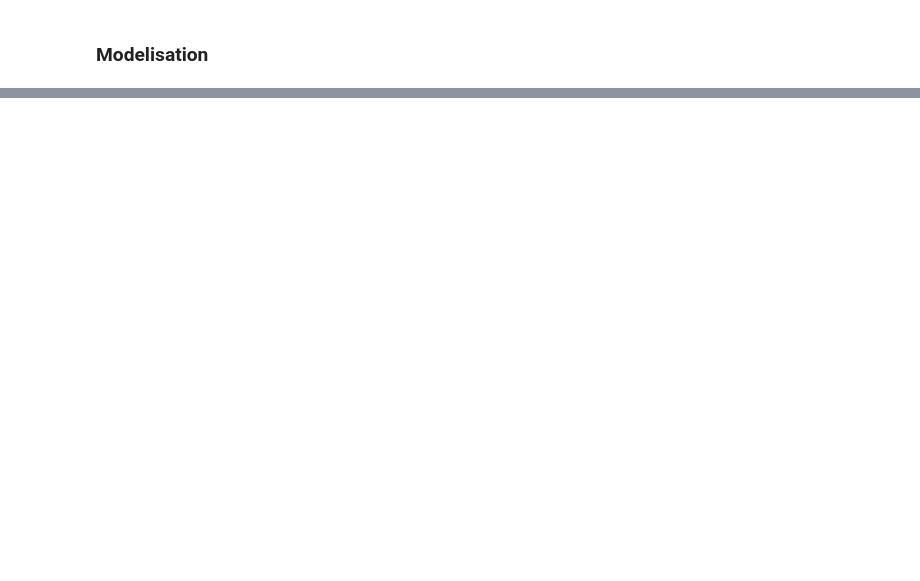
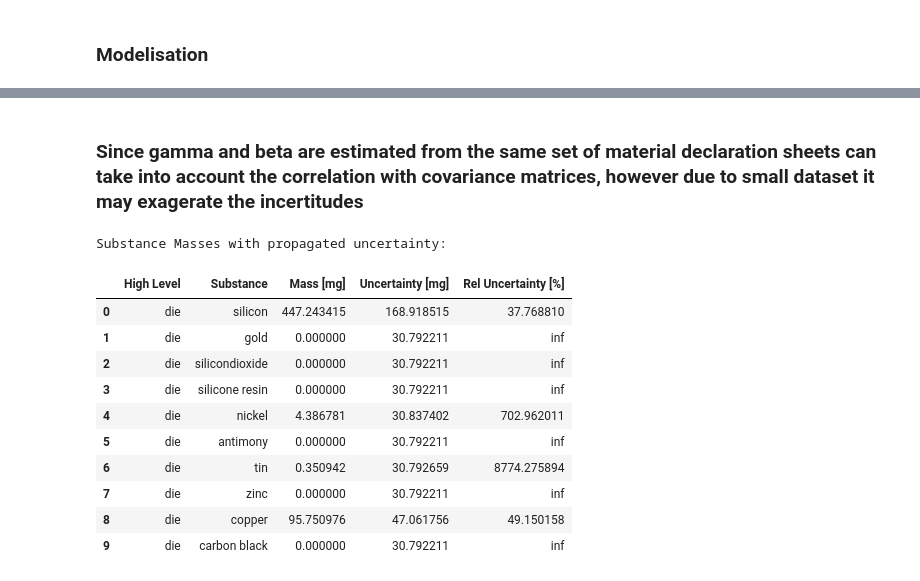
Before and after one commit to arthur0000-1/LCA_CPU_encapsulation, a Jupyter notebook: model.ipynb, the cells around one changed output, grey strips where cells are left out. Drawn from its saved outputs; the diff is of its cells as text; code cells hidden in the pictures; blank space fills up the shorter version.

Commit message:
add error propagation

```diff
--- a/model.ipynb
+++ b/model.ipynb
@@ -640,0 +952,2 @@ SUBSTANCES: list[Exchange] = [
+# %% [markdown]
+### Since gamma and beta are estimated from the same set of material declaration sheets can take into account the correlation with covariance matrices, however due to small dataset it may exagerate the incertitudes
@@ -640,0 +1060,45 @@ SUBSTANCES: list[Exchange] = [
+# %%
+
+# Calculate covariance matrices
+covariance_matrices = calculate_covariance(dfs_clean)
+cov_beta = covariance_matrices["LGA"]["cov_beta"]
+cov_gamma = covariance_matrices["LGA"]["cov_gamma"]
+cov_beta_gamma = covariance_matrices["LGA"]["cov_beta_gamma"]
+
+# 1. Define uncertainties
+sigma_w = 1.0  # mg — adjust as needed
+
+# 2. Get beta and gamma data
+beta_df = high_level_results["LGA"]  # has 'Percentage', 'Std Dev'
+gamma_df = results['LGA']['Percentage']  # n_beta x A
+sigma_gamma_df = results['LGA']['Std Dev']  # n_beta x A
+
+# 3. Propagate error
+result_with_uncertainty = propagate_error_cov(
+    model_output_df=substance_masses_df,
+    total_cpu_mass=2800.0,
+    sigma_w=sigma_w,
+    beta_df=beta_df,
+    gamma_df=gamma_df,
+    sigma_gamma_df=sigma_gamma_df,
+    cov_beta=cov_beta,
+    cov_gamma=cov_gamma,
+    cov_beta_gamma=cov_beta_gamma
+)
+
+# 4. Display
+print("Substance Masses with propagated uncertainty:")
+display(result_with_uncertainty.head(10))
+# %% [output]
+Substance Masses with propagated uncertainty:
+|  | High Level | Substance | Mass [mg] | Uncertainty [mg] | Rel Uncertainty [%] |
+| 0 | die | silicon | 447.243415 | 168.918515 | 37.768810 |
+| 1 | die | gold | 0.000000 | 30.792211 | inf |
+| 2 | die | silicondioxide | 0.000000 | 30.792211 | inf |
+| 3 | die | silicone resin | 0.000000 | 30.792211 | inf |
+| 4 | die | nickel | 4.386781 | 30.837402 | 702.962011 |
+| 5 | die | antimony | 0.000000 | 30.792211 | inf |
+| 6 | die | tin | 0.350942 | 30.792659 | 8774.275894 |
+| 7 | die | zinc | 0.000000 | 30.792211 | inf |
+| 8 | die | copper | 95.750976 | 47.061756 | 49.150158 |
+| 9 | die | carbon black | 0.000000 | 30.792211 | inf |
```
Also changed, not shown: parts of 16 cells of this notebook.
